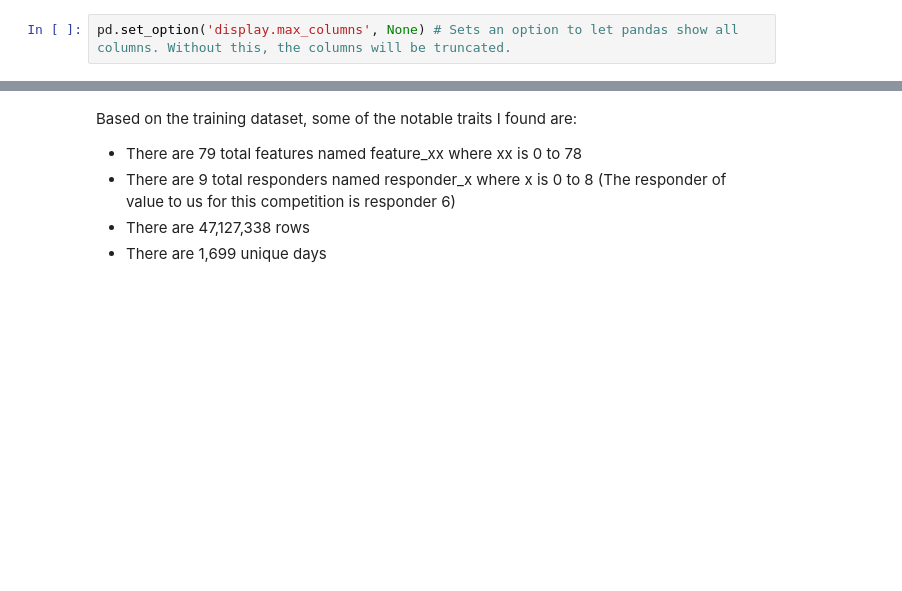
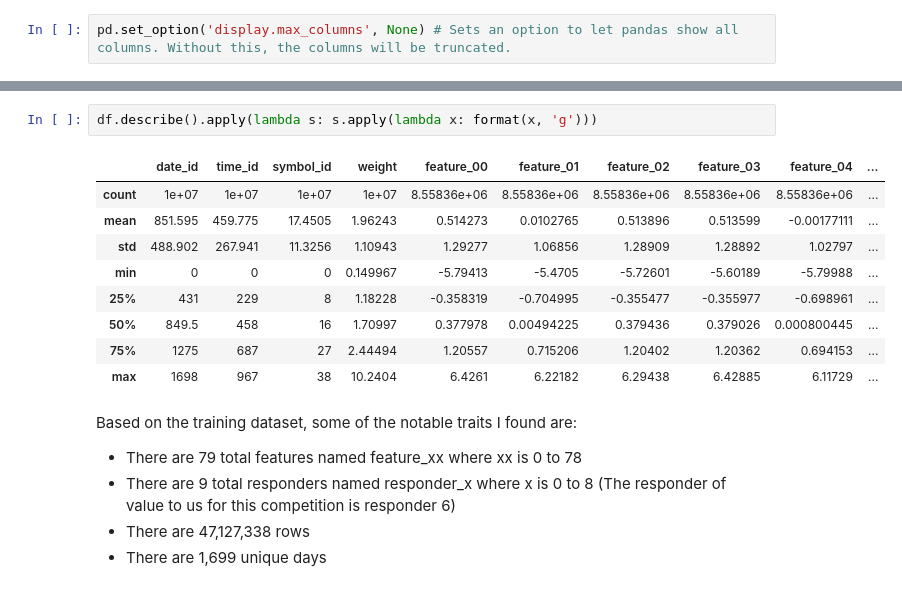
Before and after one commit to jakobtruong/jane-street-real-time-market-data-forecasting-2024, a Jupyter notebook: jane-street-eda.ipynb, the cells around one changed output, grey strips where cells are left out. Drawn from its saved outputs; the diff is of its cells as text; blank space fills up the shorter version.

```diff
--- a/jane-street-eda.ipynb
+++ b/jane-street-eda.ipynb
@@ -100,3 +99,15 @@ Error:
+# %%
+df.describe().apply(lambda s: s.apply(lambda x: format(x, 'g')))
+# %% [output]
+|  | date_id | time_id | symbol_id | weight | feature_00 | feature_01 | feature_02 | feature_03 | feature_04 | ... |
+| count | 1e+07 | 1e+07 | 1e+07 | 1e+07 | 8.55836e+06 | 8.55836e+06 | 8.55836e+06 | 8.55836e+06 | 8.55836e+06 | ... |
+| mean | 851.595 | 459.775 | 17.4505 | 1.96243 | 0.514273 | 0.0102765 | 0.513896 | 0.513599 | -0.00177111 | ... |
+| std | 488.902 | 267.941 | 11.3256 | 1.10943 | 1.29277 | 1.06856 | 1.28909 | 1.28892 | 1.02797 | ... |
+| min | 0 | 0 | 0 | 0.149967 | -5.79413 | -5.4705 | -5.72601 | -5.60189 | -5.79988 | ... |
+| 25% | 431 | 229 | 8 | 1.18228 | -0.358319 | -0.704995 | -0.355477 | -0.355977 | -0.698961 | ... |
+| 50% | 849.5 | 458 | 16 | 1.70997 | 0.377978 | 0.00494225 | 0.379436 | 0.379026 | 0.000800445 | ... |
+| 75% | 1275 | 687 | 27 | 2.44494 | 1.20557 | 0.715206 | 1.20402 | 1.20362 | 0.694153 | ... |
+| max | 1698 | 967 | 38 | 10.2404 | 6.4261 | 6.22182 | 6.29438 | 6.42885 | 6.11729 | ... |
 # %% [markdown]
 Based on the training dataset, some of the notable traits I found are:
 - There are 79 total features named feature_xx where xx is 0 to 78
```
Also changed, not shown: parts of 9 cells of this notebook.
